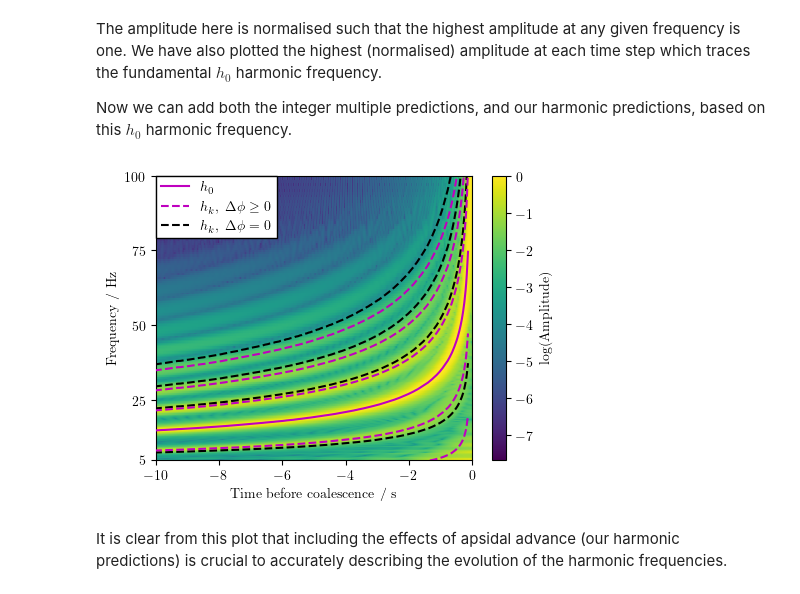
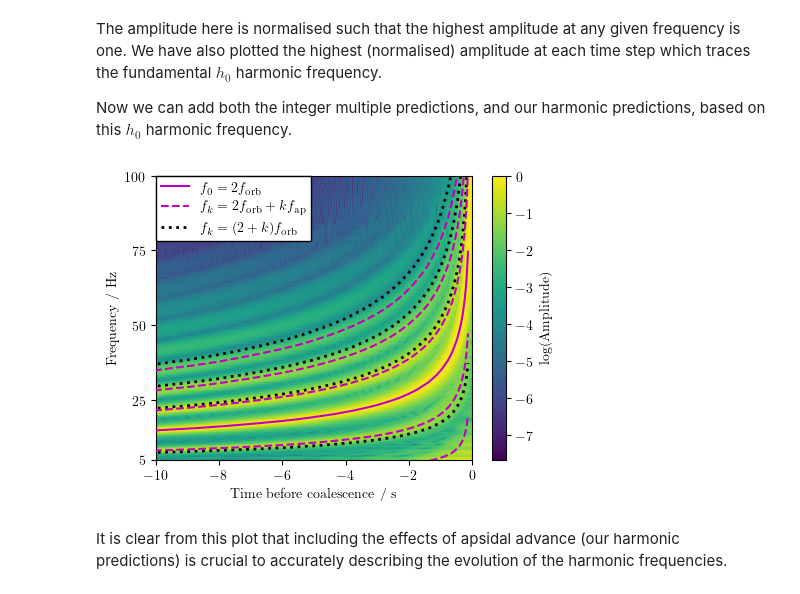
Before and after one commit to BenGPatterson/EccentricHarmonics, a Jupyter notebook: harmonic_frequencies.ipynb, the cells around one changed output. Cells and saved outputs as stored; diff of their text form; code cells hidden in the pictures.

Commit message:
various plot improvements

```diff
--- a/harmonic_frequencies.ipynb
+++ b/harmonic_frequencies.ipynb
@@ -103,34 +103,34 @@ def ap_harm_freqs(f_gws, ks, f_ref, ecc, M):
 # %%
 plt.figure(figsize=(0.75*6.4,0.75*4.8))
 
 # Make qtransform plot
 plt.pcolormesh(h_q_times, h_q_freqs, np.log10(h_q_amp), rasterized=True)
 plt.colorbar(label='log(Amplitude)')
 
 # Plot frequency track
-plt.plot(t_arr, f_gw, c='m', zorder=5, label="$h_0$")
+plt.plot(t_arr, f_gw, c='m', zorder=5, label="$f_0 = 2f_\mathrm{orb}$")
 
 # Plot our harmonic frequency predictions
 harm_freqs = ap_harm_freqs(f_gw, np.arange(-2, 4), f_low, s_e, chirp2total(chirp, 1))
 for i, harm_freq in enumerate(harm_freqs):
-    plt.plot(t_arr, harm_freq, c='m', ls='dashed', zorder=3, label="$h_k,~\Delta \phi \geq 0$" if i == 0 else "")
+    plt.plot(t_arr, harm_freq, c='m', ls='dashed', zorder=3, label="$f_k = 2f_\mathrm{orb} + kf_\mathrm{ap}$" if i == 0 else "")
 
 # Plot integer harmonic frequency predictions
 harm_freqs = int_harm_freqs(f_gw, np.arange(-2, 4))
 for i, harm_freq in enumerate(harm_freqs):
-    plt.plot(t_arr, harm_freq, c='k', ls='dashed', zorder=1, label="$h_k,~\Delta \phi = 0$" if i == 0 else "")
+    plt.plot(t_arr, harm_freq, c='k', ls='dotted', zorder=1, lw=2, label="$f_k = (2+k)f_\mathrm{orb}$" if i == 0 else "")
 
 # Plot formatting
 plt.yticks(list(plt.yticks()[0]) + [5])
 plt.ylim(5,100)
 plt.xlim(-10, 0)
 plt.xlabel('Time before coalescence / s')
 plt.ylabel('Frequency / Hz')
 plt.legend(loc='upper left', bbox_to_anchor=(0,1), fancybox=False, framealpha=1, borderaxespad=0, edgecolor='k')
 plt.tight_layout()
 plt.savefig('Figures/qtransform.pgf')
 # %% [output]
-[figure, old version]
+[figure, new version]
 # %% [markdown]
 It is clear from this plot that including the effects of apsidal advance (our harmonic predictions) is crucial to accurately describing the evolution of the harmonic frequencies.
 # %% [markdown]
```
Also changed, not shown: 5 other files.
